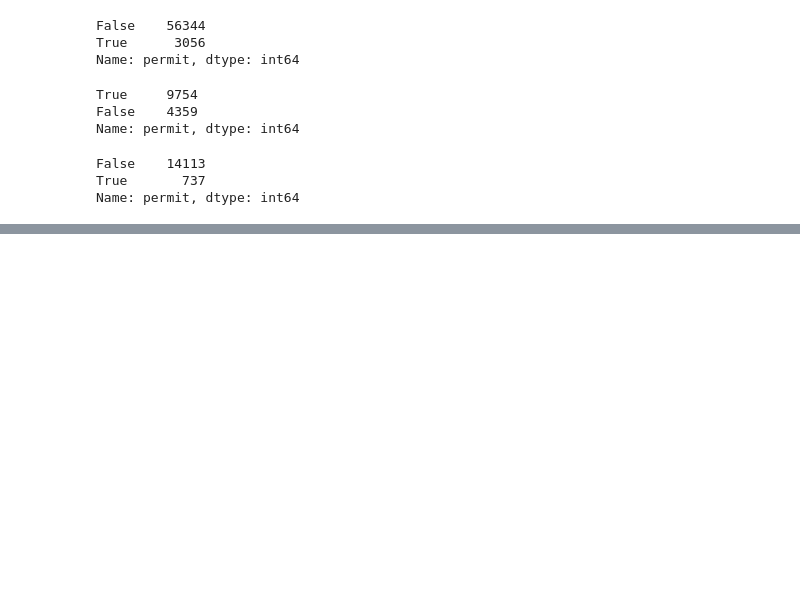
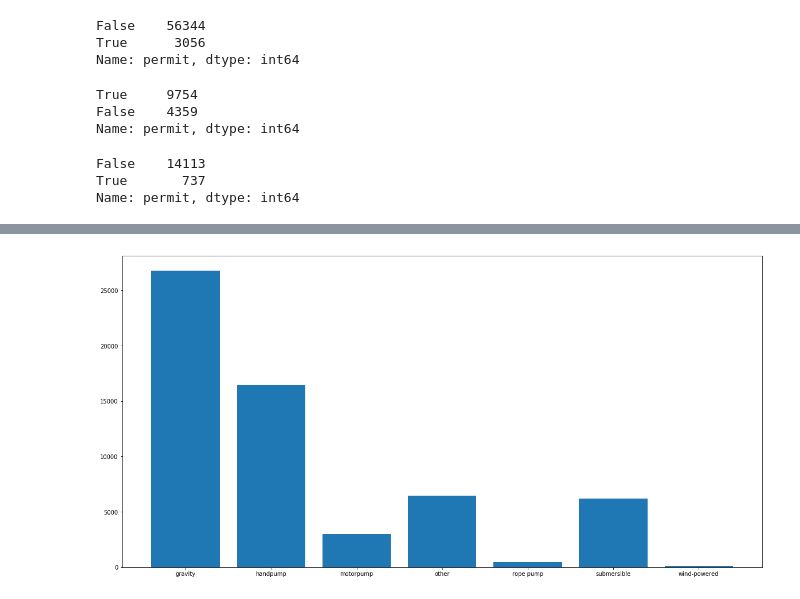
Before and after one commit to s28kiru/clean-pump-prediction, a Jupyter notebook: eda.ipynb, the cells around one changed output, grey strips where cells are left out. Cells and saved outputs as stored; diff of their text form; code cells hidden in the pictures; blank space fills up the shorter version.

```diff
--- a/eda.ipynb
+++ b/eda.ipynb
@@ -699,0 +873,4 @@ Name: permit, dtype: int64
+# %%
+bar_plot(train_data.extraction_type_class)
+# %% [output]
+[figure, added]
```
Also changed, not shown: parts of 68 cells of this notebook, 1 other file.
